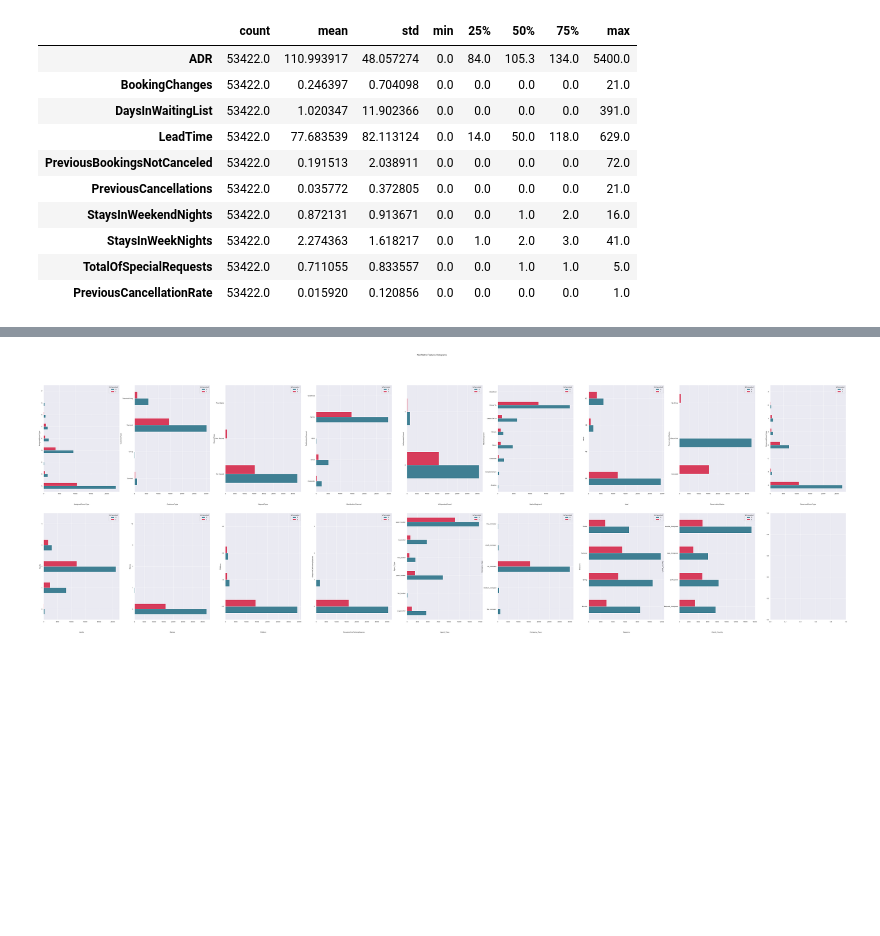
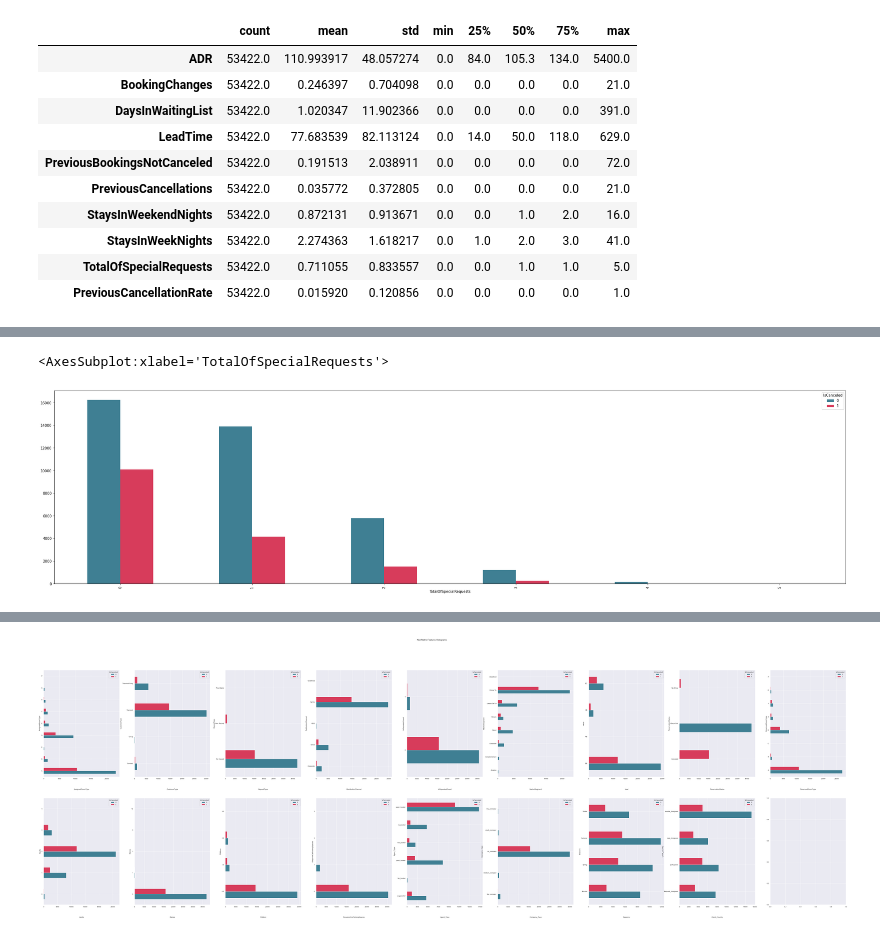
Before and after one commit to diogobulhosa/BC2, a Jupyter notebook: scripts/BC2-Notebook_Visuals.ipynb, the cells around one changed output, grey strips where cells are left out. Saved outputs shown, nothing was run; the diff lists cells and outputs as text; code cells hidden in the pictures; blank space fills up the shorter version.

Commit message:
New Visuals

```diff
--- a/scripts/BC2-Notebook_Visuals.ipynb
+++ b/scripts/BC2-Notebook_Visuals.ipynb
@@ -56,0 +57,7 @@ plt.show()
+# %%
+fig, ax = plt.subplots(figsize=(40,10))
+df.groupby([df.IsCanceled,df.TotalOfSpecialRequests]
+).size().unstack(0).plot.bar(ax=ax, legend = True, colormap=sns.diverging_palette(220, 5, as_cmap=True))
+# %% [output]
+<AxesSubplot:xlabel='TotalOfSpecialRequests'>
+[figure, added]
```
Also changed, not shown: parts of 2 cells of this notebook, 3 other files.
